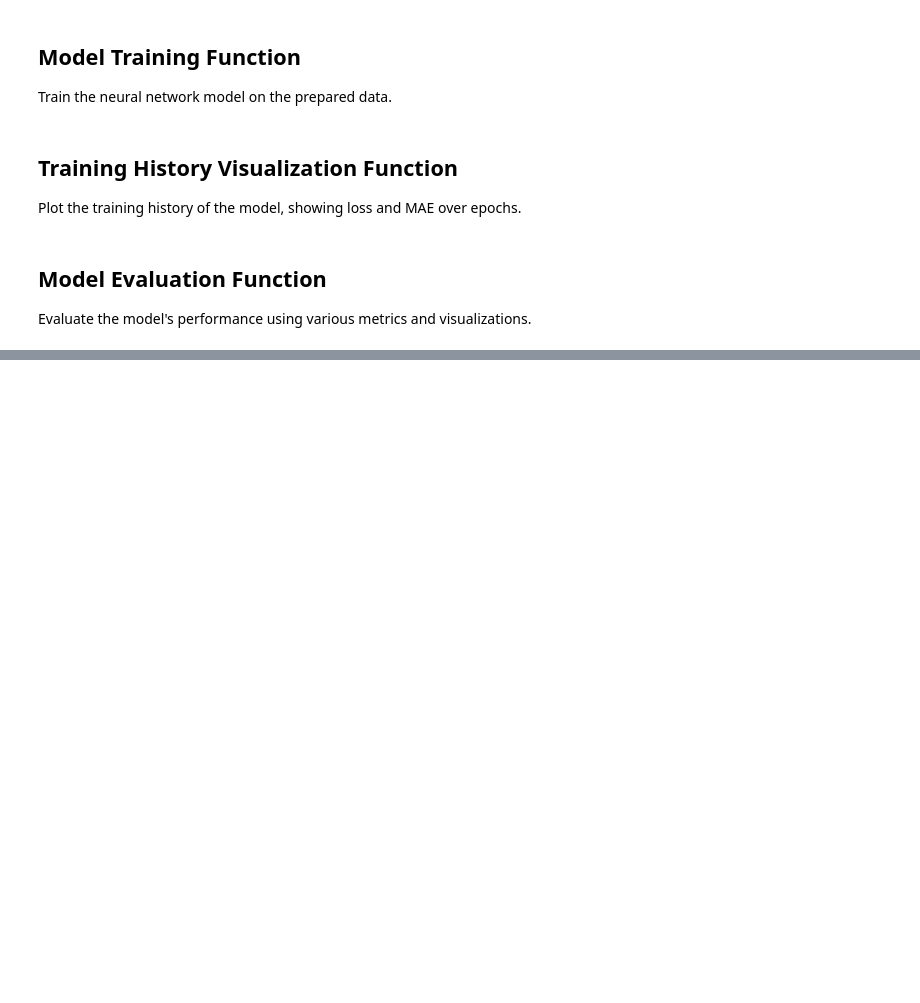
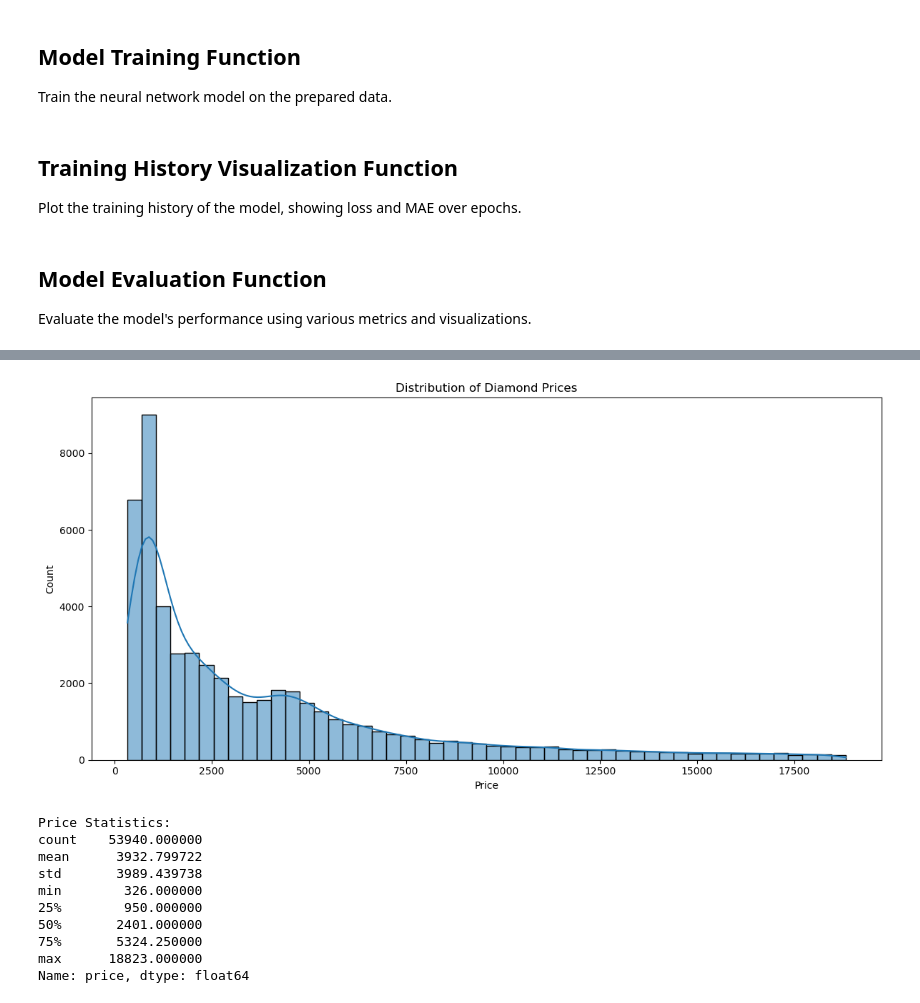
Before and after one commit to kartiks1/MSDS_458_Collab, a Jupyter notebook: MSDS458_Assignment_01/Assignment_01_regression.ipynb, the cells around one changed output, grey strips where cells are left out. Saved outputs shown, nothing was run; the diff lists cells and outputs as text; code cells hidden in the pictures; blank space fills up the shorter version.

```diff
--- a/MSDS458_Assignment_01/Assignment_01_regression.ipynb
+++ b/MSDS458_Assignment_01/Assignment_01_regression.ipynb
@@ -259,0 +328,15 @@ def evaluate_model(model, X_test, y_test):
+# %%
+# Analyze price distribution
+analyze_price_distribution(diamonds)
+# %% [output]
+[figure, added]
+Price Statistics:
+count    53940.000000
+mean      3932.799722
+std       3989.439738
+min        326.000000
+25%        950.000000
+50%       2401.000000
+75%       5324.250000
+max      18823.000000
+Name: price, dtype: float64
```
Also changed, not shown: parts of 12 cells of this notebook.
